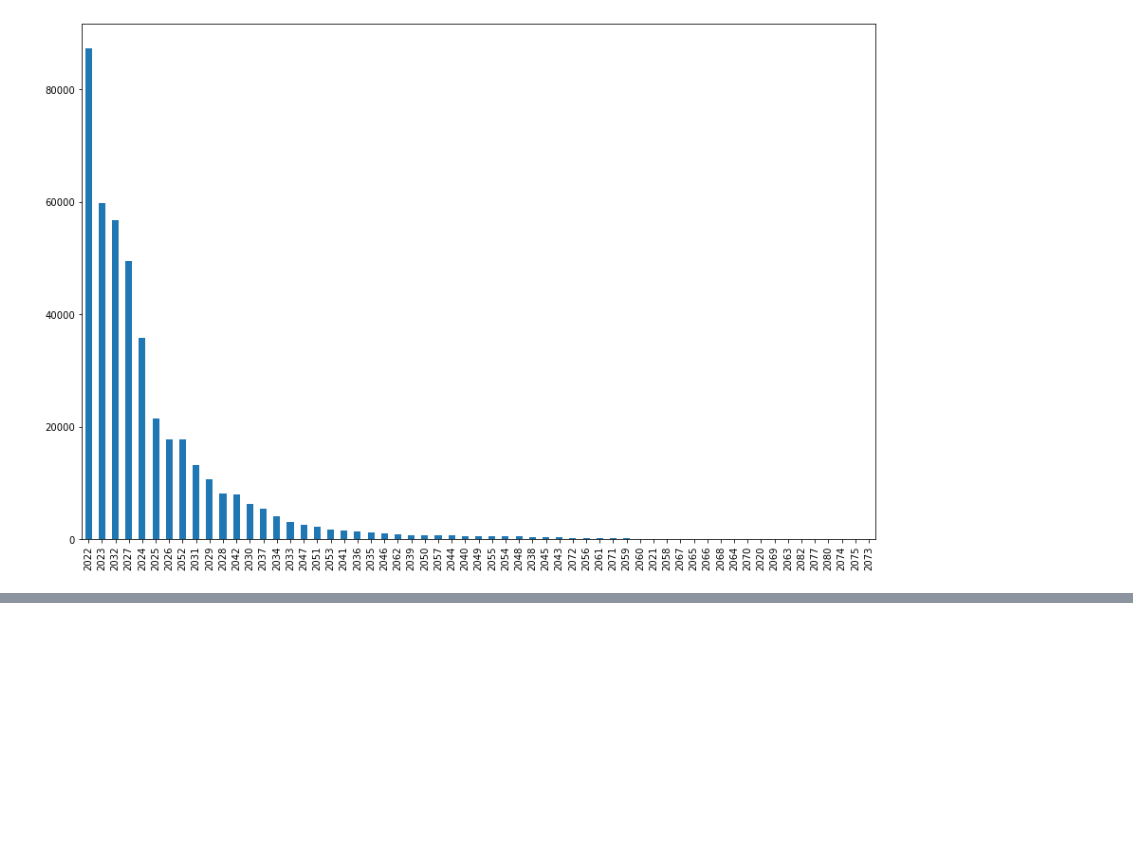
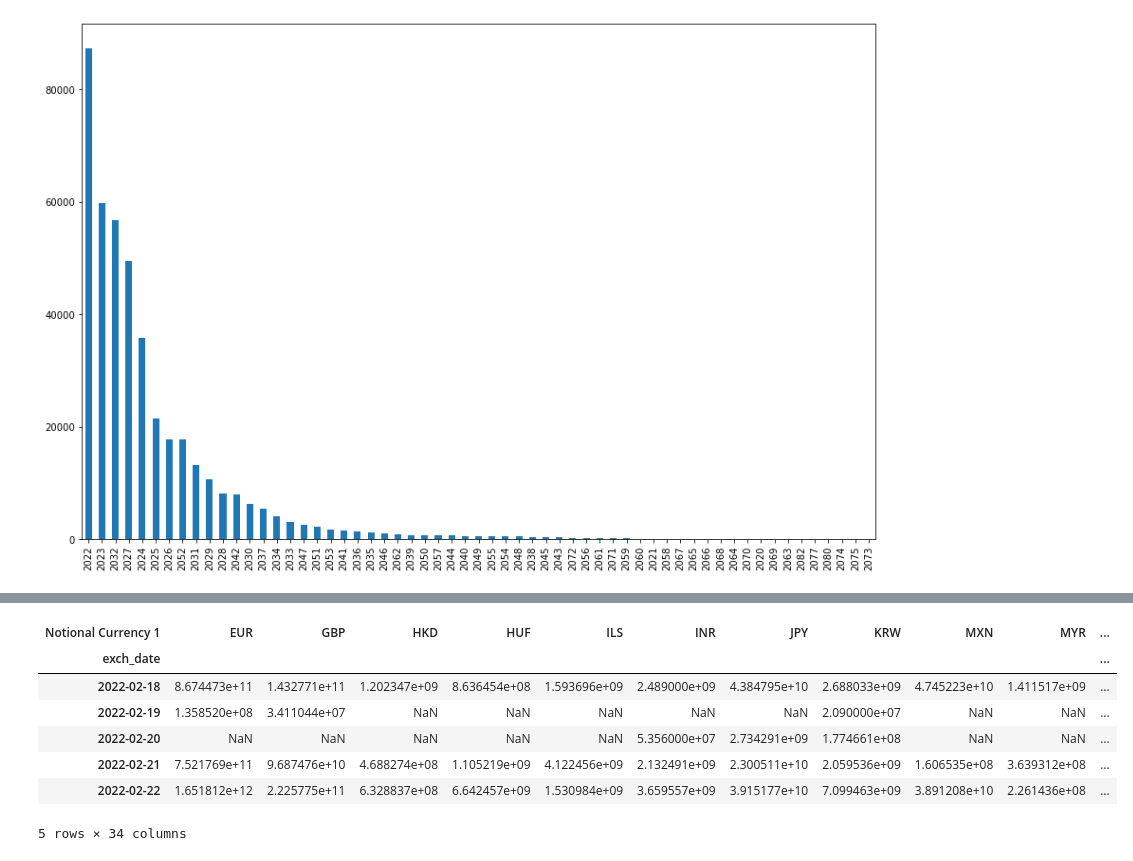
Before and after one commit to drastorguev/nqis_simple_app, a Jupyter notebook: Notebooks/EDA.ipynb, the cells around one changed output, grey strips where cells are left out. Saved outputs shown, nothing was run; the diff lists cells and outputs as text; code cells hidden in the pictures; blank space fills up the shorter version.

```diff
--- a/Notebooks/EDA.ipynb
+++ b/Notebooks/EDA.ipynb
@@ -638,0 +654,12 @@ pd.to_datetime(final_df['Expiration Date']).dt.year.value_counts().plot(kind='ba
+# %%
+final_df.groupby(['exch_date', 'Notional Currency 1'])['notional_1_base'].sum().tail(100). \
+    unstack()
+# %% [output]
+| Notional Currency 1 | EUR | GBP | HKD | HUF | ILS | INR | JPY | KRW | MXN | MYR | ... |
+| exch_date |  |  |  |  |  |  |  |  |  |  | ... |
+| 2022-02-18 | 8.674473e+11 | 1.432771e+11 | 1.202347e+09 | 8.636454e+08 | 1.593696e+09 | 2.489000e+09 | 4.384795e+10 | 2.688033e+09 | 4.745223e+10 | 1.411517e+09 | ... |
+| 2022-02-19 | 1.358520e+08 | 3.411044e+07 | NaN | NaN | NaN | NaN | NaN | 2.090000e+07 | NaN | NaN | ... |
+| 2022-02-20 | NaN | NaN | NaN | NaN | NaN | 5.356000e+07 | 2.734291e+09 | 1.774661e+08 | NaN | NaN | ... |
+| 2022-02-21 | 7.521769e+11 | 9.687476e+10 | 4.688274e+08 | 1.105219e+09 | 4.122456e+09 | 2.132491e+09 | 2.300511e+10 | 2.059536e+09 | 1.606535e+08 | 3.639312e+08 | ... |
+| 2022-02-22 | 1.651812e+12 | 2.225775e+11 | 6.328837e+08 | 6.642457e+09 | 1.530984e+09 | 3.659557e+09 | 3.915177e+10 | 7.099463e+09 | 3.891208e+10 | 2.261436e+08 | ... |
+5 rows × 34 columns
```
Also changed, not shown: parts of 14 cells of this notebook, 4 other files.
